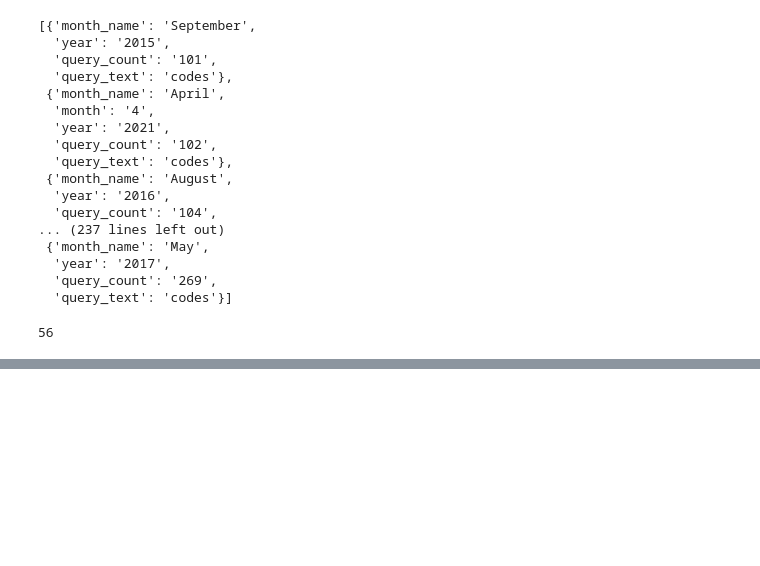
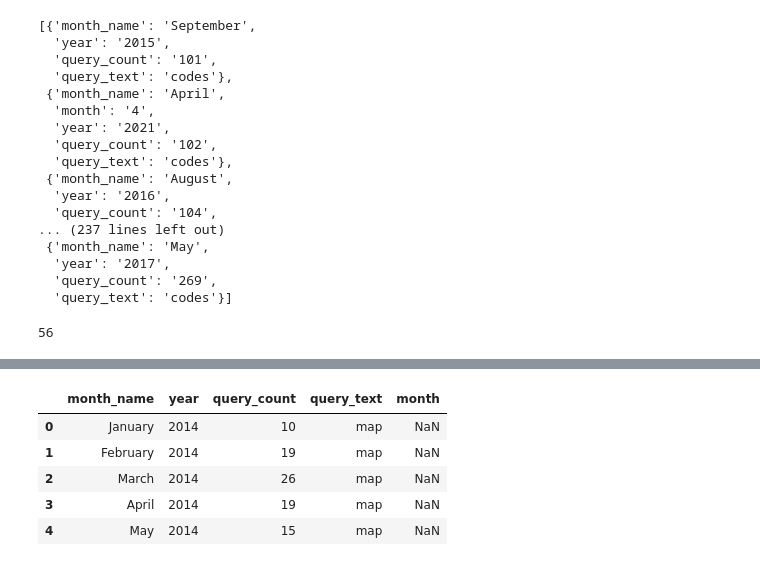
Before and after one commit to NSS-Data-Analytics-Cohort-6/socrata-api-kmgarrett1, a Jupyter notebook: notebook/api_notebook.ipynb, the cells around one changed output, grey strips where cells are left out. Drawn from its saved outputs; the diff is of its cells as text; code cells hidden in the pictures; blank space fills up the shorter version.

```diff
--- a/notebook/api_notebook.ipynb
+++ b/notebook/api_notebook.ipynb
@@ -174,0 +158,6 @@ NameError: name 'credentials' is not defined
+# %%
+endpoint = 'https://data.nashville.gov/resource/fuaa-r5cm.json?query_text=map'
+
+response = requests.get(endpoint)
+
+response.text
@@ -174,0 +213,9 @@ NameError: name 'credentials' is not defined
+# %%
+df.head()
+# %% [output]
+|  | month_name | year | query_count | query_text | month |
+| 0 | January | 2014 | 10 | map | NaN |
+| 1 | February | 2014 | 19 | map | NaN |
+| 2 | March | 2014 | 26 | map | NaN |
+| 3 | April | 2014 | 19 | map | NaN |
+| 4 | May | 2014 | 15 | map | NaN |
```
Also changed, not shown: parts of 29 cells of this notebook.
